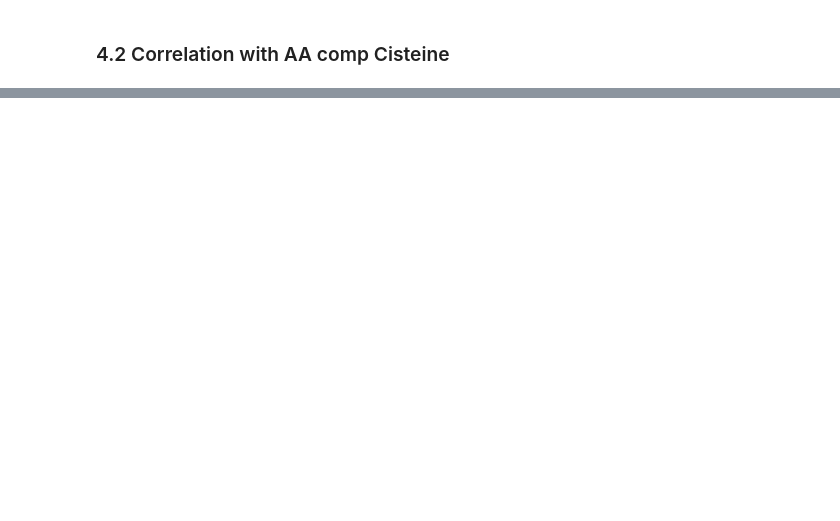
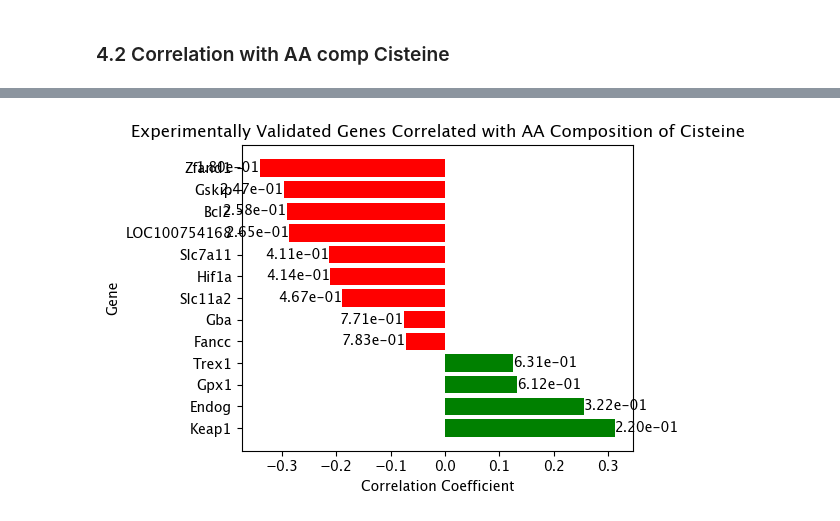
Before and after one commit to pablodig/Secretome_features_prediction, a Jupyter notebook: RNA_seq_analysis.ipynb, the cells around one changed output, grey strips where cells are left out. Drawn from its saved outputs; the diff is of its cells as text; code cells hidden in the pictures; blank space fills up the shorter version.

```diff
--- a/RNA_seq_analysis.ipynb
+++ b/RNA_seq_analysis.ipynb
@@ -504,8 +642,8 @@ for gene in filtered_data.columns[:-1]:  # Exclude 'Total_protein_microg'
     correlation_results['P-Value'].append(p_value)
 
 # Convert results to a DataFrame
-correlation_df = pd.DataFrame(correlation_results).sort_values(by='Correlation', ascending=False)
-correlation_df.reset_index(inplace=True, drop=True)
+correlation_df_cysteine = pd.DataFrame(correlation_results).sort_values(by='Correlation', ascending=False)
+correlation_df_cysteine.reset_index(inplace=True, drop=True)
 
 # Display results
 print("Top Genes Positively Correlated with Cisteine Composition:")
@@ -516,31 +672,33 @@ print(correlation_df.tail(10))
 # %%
 # Oxidative stress genes
 
 ox_genes = ['Keap1', 'Trex1', 'Endog', 'Fancc', 'Gpx1', 'Gskip', 'LOC100754168', 'Zfand1', 'Hif1a',
             'Gba', 'Slc7a11','Bcl2', 'Slc11a2']
 
 # Filter correlation_df for the custom genes only
-selected_genes = correlation_df[correlation_df['Gene'].isin(ox_genes)].reset_index(drop=True)
+selected_genes = correlation_df_cysteine[correlation_df_cysteine['Gene'].isin(ox_genes)].reset_index(drop=True)
 
 plt.figure(figsize=(6, 4))
 bars = plt.barh(
     selected_genes['Gene'],
     selected_genes['Correlation'],
     color=['green' if corr > 0 else 'red' for corr in selected_genes['Correlation']]
 )
 
 # Annotate bars with p-values
 for bar, p_value in zip(bars, selected_genes['P-Value']):
     plt.text(
         bar.get_width(),  # Position at the end of the bar
         bar.get_y() + bar.get_height() / 2,  # Center vertically on the bar
         f'{p_value:.2e}',  # Format p-value in scientific notation
         va='center',  # Align vertically centered
         ha='left' if bar.get_width() > 0 else 'right'  # Adjust alignment for positive/negative bars
     )
 
 plt.title('Experimentally Validated Genes Correlated with AA Composition of Cisteine')
 plt.xlabel('Correlation Coefficient')
 plt.ylabel('Gene')
 plt.tight_layout()
 plt.show()
+# %% [output]
+[figure, added]
```
Also changed, not shown: parts of 16 cells of this notebook, 15 other files.
